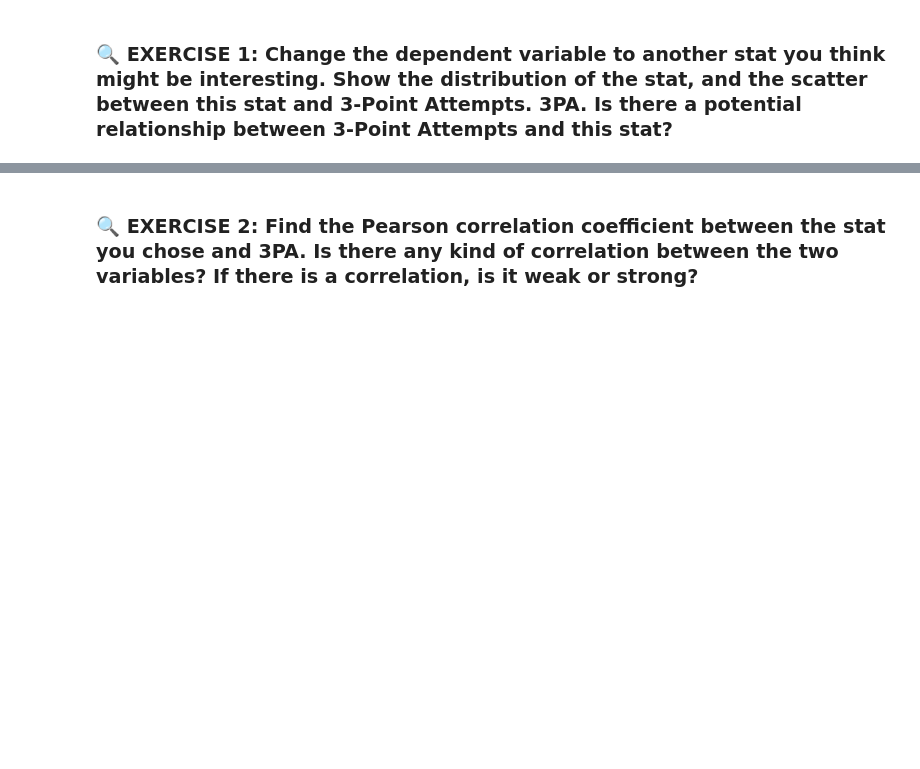
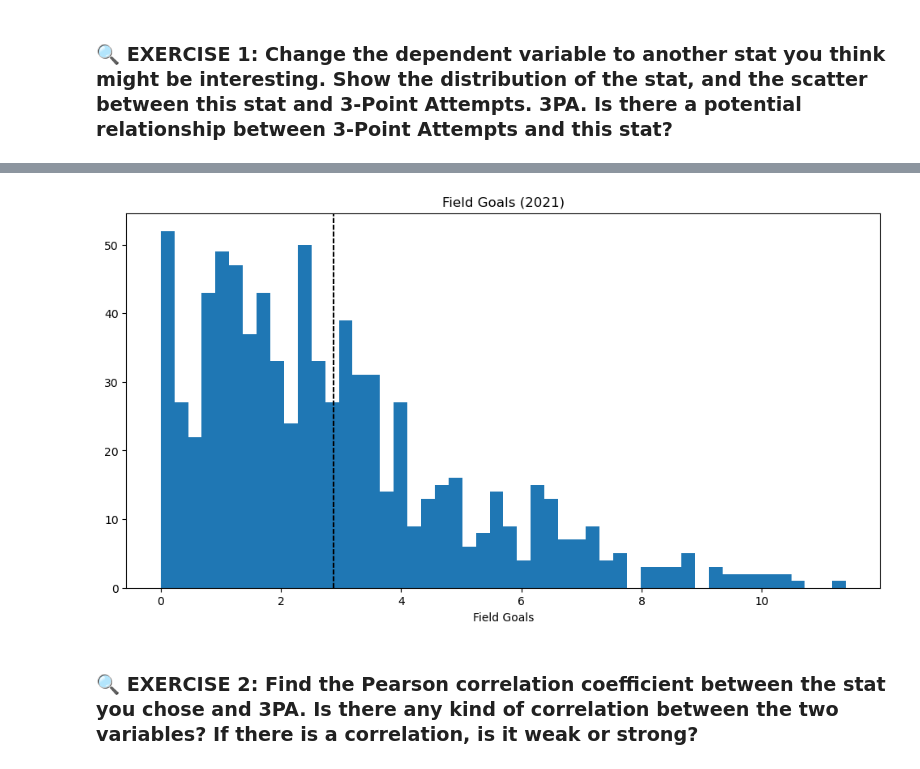
Before and after one commit to PrisonTeachingInitiative/CFR-2025, a Jupyter notebook: Stats/Notebooks/2-Correlation_regression.ipynb, the cells around one changed output, grey strips where cells are left out. Cells and saved outputs as stored; diff of their text form; code cells hidden in the pictures; blank space fills up the shorter version.

```diff
--- a/Stats/Notebooks/2-Correlation_regression.ipynb
+++ b/Stats/Notebooks/2-Correlation_regression.ipynb
@@ -111,3 +155,15 @@ What does this value of the Pearson correlation coefficient tell us?
+# %%
+plt.figure(figsize=(12, 6))
+plt.xlabel('Field Goals')
+plt.title('Field Goals (2021)')
+
+MP_Average=np.mean(NBA_regular_2021['FG'])
+
+plt.hist(NBA_regular_2021['FG'], bins=50)
+plt.axvline(MP_Average, color='black', dashes=[3,1])
+plt.show()
+# %% [output]
+[figure, added]
 # %% [markdown]
 ### 🔍 EXERCISE 2: Find the Pearson correlation coefficient between the stat you chose and 3PA. Is there any kind of correlation between the two variables? If there is a correlation, is it weak or strong?
 # %% [markdown]
```
Also changed, not shown: parts of 14 cells of this notebook.
